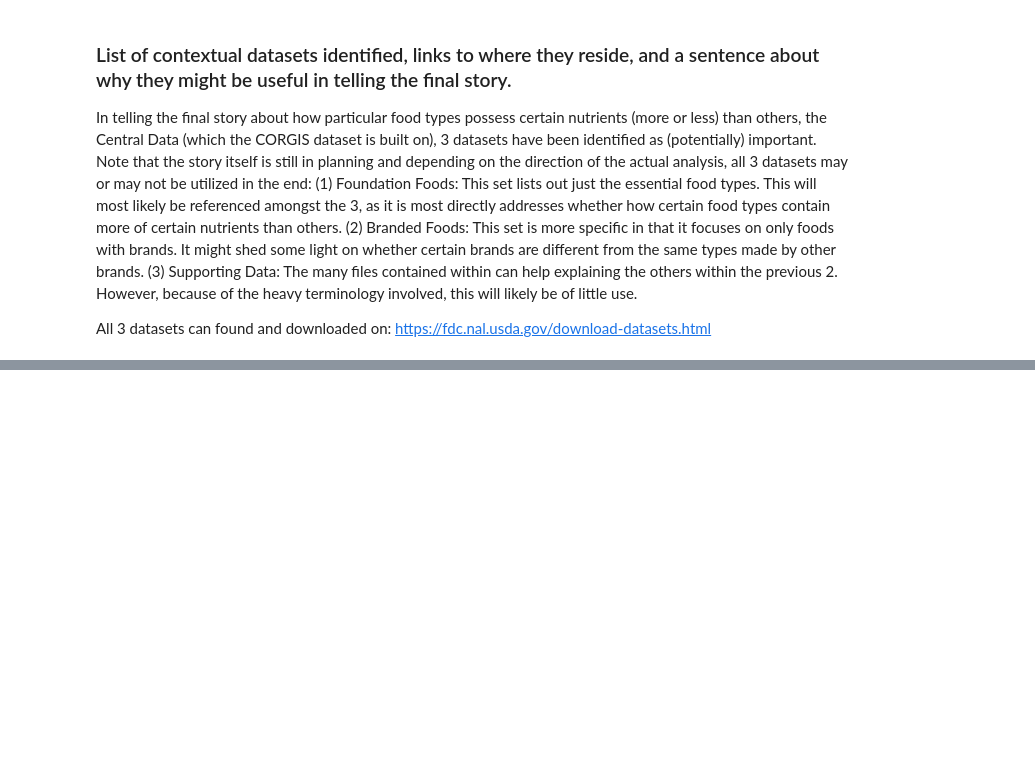
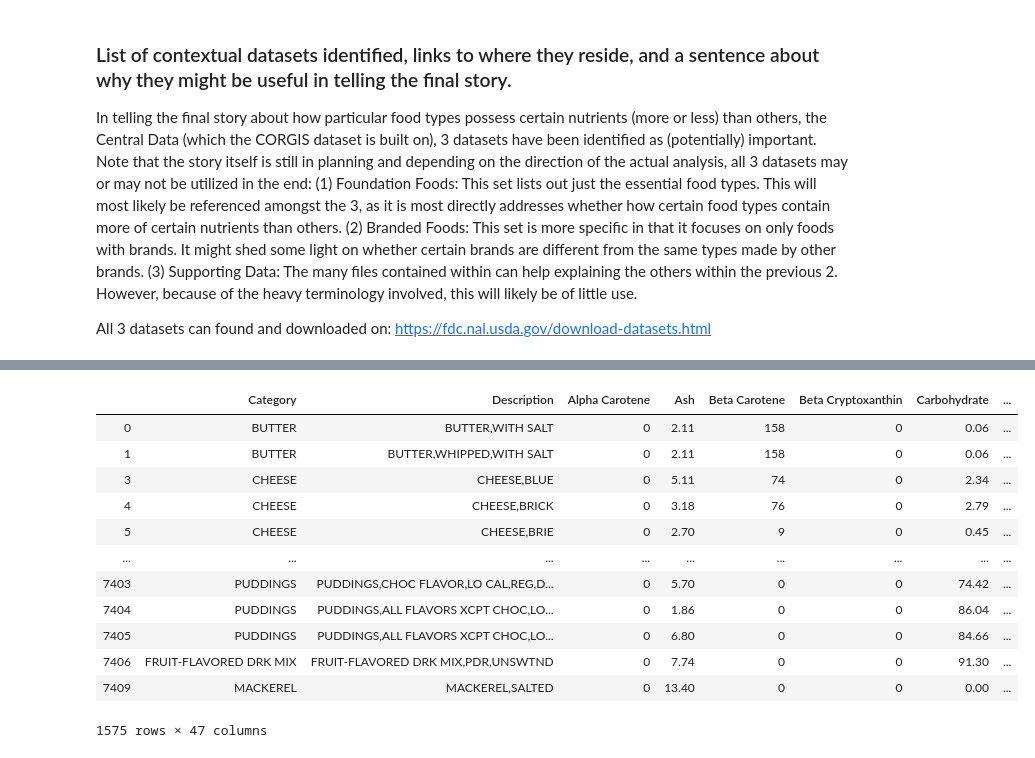
Before and after one commit to velwu/data_viz_USDA_food, a Jupyter notebook: wu-vel-final-report-cumulative.ipynb, the cells around one changed output, grey strips where cells are left out. Saved outputs shown, nothing was run; the diff lists cells and outputs as text; code cells hidden in the pictures; blank space fills up the shorter version.

```diff
--- a/wu-vel-final-report-cumulative.ipynb
+++ b/wu-vel-final-report-cumulative.ipynb
@@ -422,0 +591,18 @@ https://fdc.nal.usda.gov/download-datasets.html
+# %%
+# Testing a subsetting action
+foodData_good_to_go_subset_for_word_cloud = foodData_good_to_go[foodData_good_to_go['Major Minerals.Sodium'] > 500]
+foodData_good_to_go_subset_for_word_cloud
+# %% [output]
+|  | Category | Description | Alpha Carotene | Ash | Beta Carotene | Beta Cryptoxanthin | Carbohydrate | ... |
+| 0 | BUTTER | BUTTER,WITH SALT | 0 | 2.11 | 158 | 0 | 0.06 | ... |
+| 1 | BUTTER | BUTTER,WHIPPED,WITH SALT | 0 | 2.11 | 158 | 0 | 0.06 | ... |
+| 3 | CHEESE | CHEESE,BLUE | 0 | 5.11 | 74 | 0 | 2.34 | ... |
+| 4 | CHEESE | CHEESE,BRICK | 0 | 3.18 | 76 | 0 | 2.79 | ... |
+| 5 | CHEESE | CHEESE,BRIE | 0 | 2.70 | 9 | 0 | 0.45 | ... |
+| ... | ... | ... | ... | ... | ... | ... | ... | ... |
+| 7403 | PUDDINGS | PUDDINGS,CHOC FLAVOR,LO CAL,REG,D... | 0 | 5.70 | 0 | 0 | 74.42 | ... |
+| 7404 | PUDDINGS | PUDDINGS,ALL FLAVORS XCPT CHOC,LO... | 0 | 1.86 | 0 | 0 | 86.04 | ... |
+| 7405 | PUDDINGS | PUDDINGS,ALL FLAVORS XCPT CHOC,LO... | 0 | 6.80 | 0 | 0 | 84.66 | ... |
+| 7406 | FRUIT-FLAVORED DRK MIX | FRUIT-FLAVORED DRK MIX,PDR,UNSWTND | 0 | 7.74 | 0 | 0 | 91.30 | ... |
+| 7409 | MACKEREL | MACKEREL,SALTED | 0 | 13.40 | 0 | 0 | 0.00 | ... |
+1575 rows × 47 columns
```
Also changed, not shown: parts of 23 cells of this notebook.
